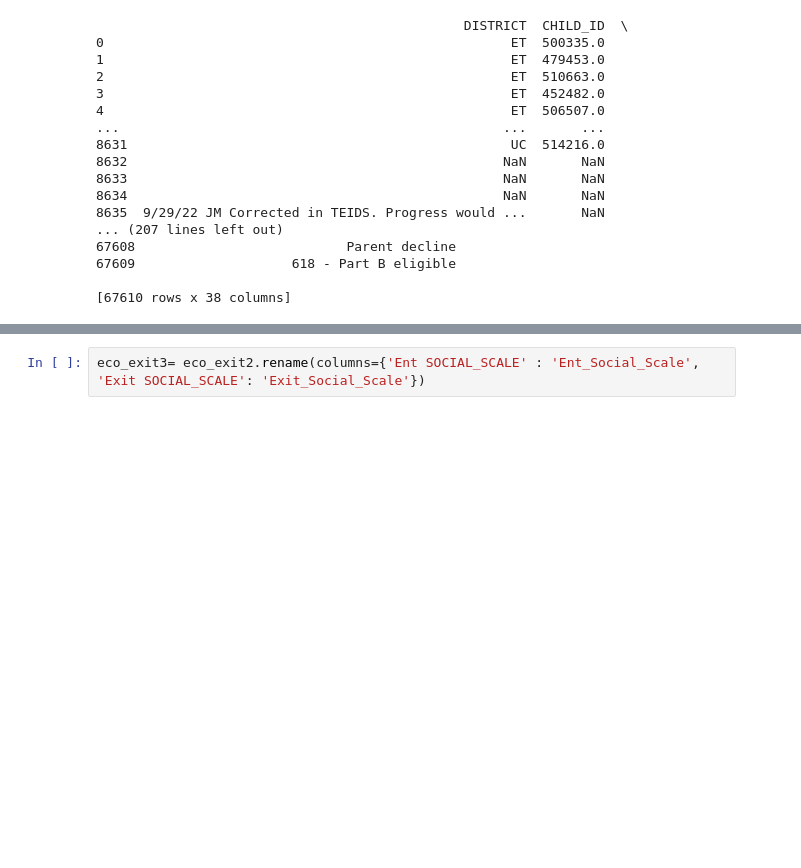
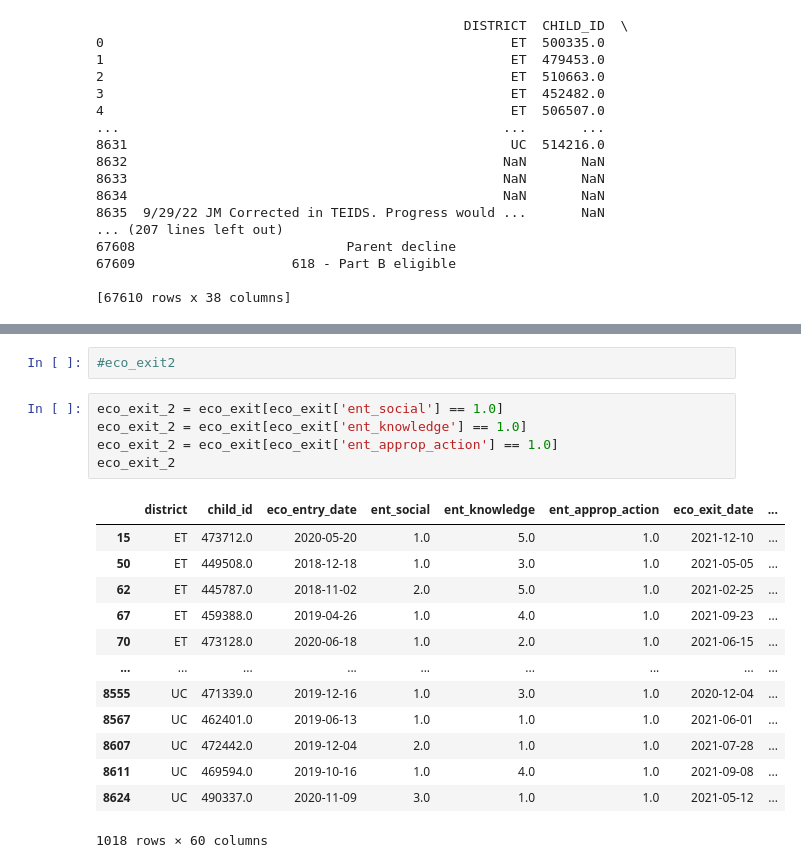
Before and after one commit to NSS-Data-Analytics-Cohort-7/didd-an-array-of-jorts, a Jupyter notebook: notebooks/Untitled3.ipynb, the cells around one changed output, grey strips where cells are left out. Cells and saved outputs as stored; diff of their text form; blank space fills up the shorter version.

```diff
--- a/notebooks/Untitled3.ipynb
+++ b/notebooks/Untitled3.ipynb
@@ -74,5 +91,24 @@ print(eco_exit2)
 9                           0.0
 
 [6 rows x 60 columns]
-# %%
-eco_exit3= eco_exit2.rename(columns={'Ent SOCIAL_SCALE' : 'Ent_Social_Scale', 'Exit SOCIAL_SCALE': 'Exit_Social_Scale'})
+# %%
+#eco_exit2
+# %%
+eco_exit_2 = eco_exit[eco_exit['ent_social'] == 1.0]
+eco_exit_2 = eco_exit[eco_exit['ent_knowledge'] == 1.0]
+eco_exit_2 = eco_exit[eco_exit['ent_approp_action'] == 1.0]
+eco_exit_2
+# %% [output]
+|  | district | child_id | eco_entry_date | ent_social | ent_knowledge | ent_approp_action | eco_exit_date | ... |
+| 15 | ET | 473712.0 | 2020-05-20 | 1.0 | 5.0 | 1.0 | 2021-12-10 | ... |
+| 50 | ET | 449508.0 | 2018-12-18 | 1.0 | 3.0 | 1.0 | 2021-05-05 | ... |
+| 62 | ET | 445787.0 | 2018-11-02 | 2.0 | 5.0 | 1.0 | 2021-02-25 | ... |
+| 67 | ET | 459388.0 | 2019-04-26 | 1.0 | 4.0 | 1.0 | 2021-09-23 | ... |
+| 70 | ET | 473128.0 | 2020-06-18 | 1.0 | 2.0 | 1.0 | 2021-06-15 | ... |
+| ... | ... | ... | ... | ... | ... | ... | ... | ... |
+| 8555 | UC | 471339.0 | 2019-12-16 | 1.0 | 3.0 | 1.0 | 2020-12-04 | ... |
+| 8567 | UC | 462401.0 | 2019-06-13 | 1.0 | 1.0 | 1.0 | 2021-06-01 | ... |
+| 8607 | UC | 472442.0 | 2019-12-04 | 2.0 | 1.0 | 1.0 | 2021-07-28 | ... |
+| 8611 | UC | 469594.0 | 2019-10-16 | 1.0 | 4.0 | 1.0 | 2021-09-08 | ... |
+| 8624 | UC | 490337.0 | 2020-11-09 | 3.0 | 1.0 | 1.0 | 2021-05-12 | ... |
+1018 rows × 60 columns
```
Also changed, not shown: parts of 22 cells of this notebook.
